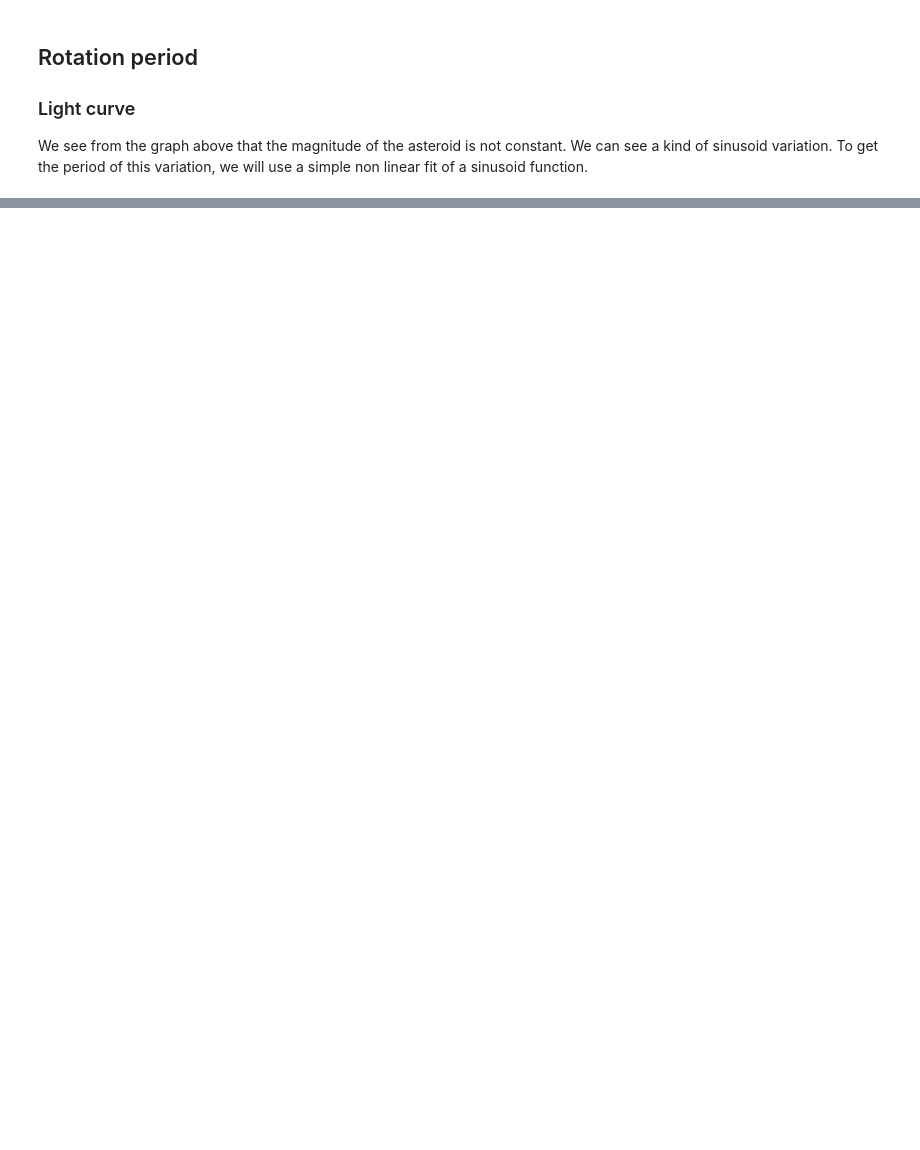
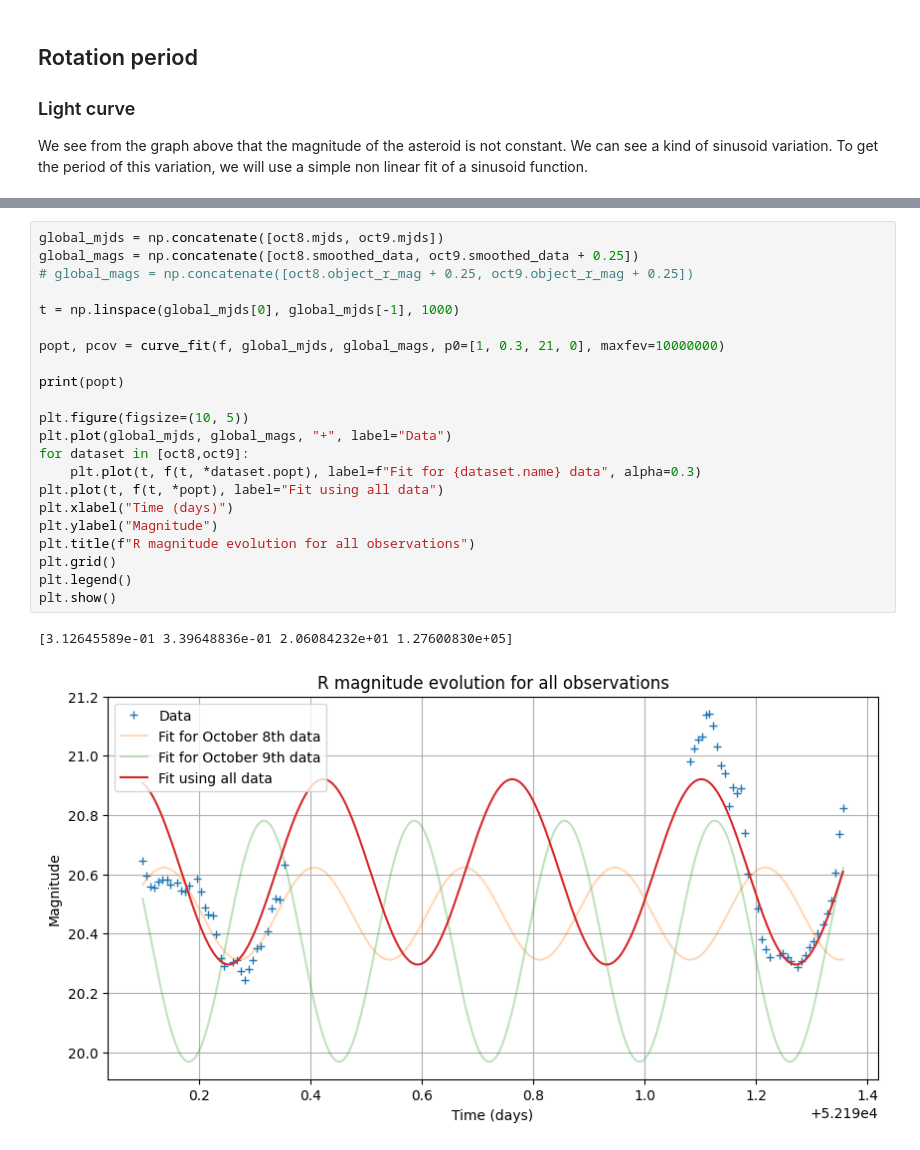
Before and after one commit to LeiRoF/M2-Kuiper-Belt-Object, a Jupyter notebook: Report.ipynb, the cells around one changed output, grey strips where cells are left out. Saved outputs shown, nothing was run; the diff lists cells and outputs as text; blank space fills up the shorter version.

```diff
--- a/Report.ipynb
+++ b/Report.ipynb
@@ -387,3 +413,28 @@ plt.show()
+# %%
+global_mjds = np.concatenate([oct8.mjds, oct9.mjds])
+global_mags = np.concatenate([oct8.smoothed_data, oct9.smoothed_data + 0.25])
+# global_mags = np.concatenate([oct8.object_r_mag + 0.25, oct9.object_r_mag + 0.25])
+
+t = np.linspace(global_mjds[0], global_mjds[-1], 1000)
+
+popt, pcov = curve_fit(f, global_mjds, global_mags, p0=[1, 0.3, 21, 0], maxfev=10000000)
+
+print(popt)
+
+plt.figure(figsize=(10, 5))
+plt.plot(global_mjds, global_mags, "+", label="Data")
+for dataset in [oct8,oct9]:
+    plt.plot(t, f(t, *dataset.popt), label=f"Fit for {dataset.name} data", alpha=0.3)
+plt.plot(t, f(t, *popt), label="Fit using all data")
+plt.xlabel("Time (days)")
+plt.ylabel("Magnitude")
+plt.title(f"R magnitude evolution for all observations")
+plt.grid()
+plt.legend()
+plt.show()
+# %% [output]
+[3.12645589e-01 3.39648836e-01 2.06084232e+01 1.27600830e+05]
+[figure, added]
 # %% [markdown]
 ### Rotation period
 
```
Also changed, not shown: parts of 15 cells of this notebook, 3 other files.
